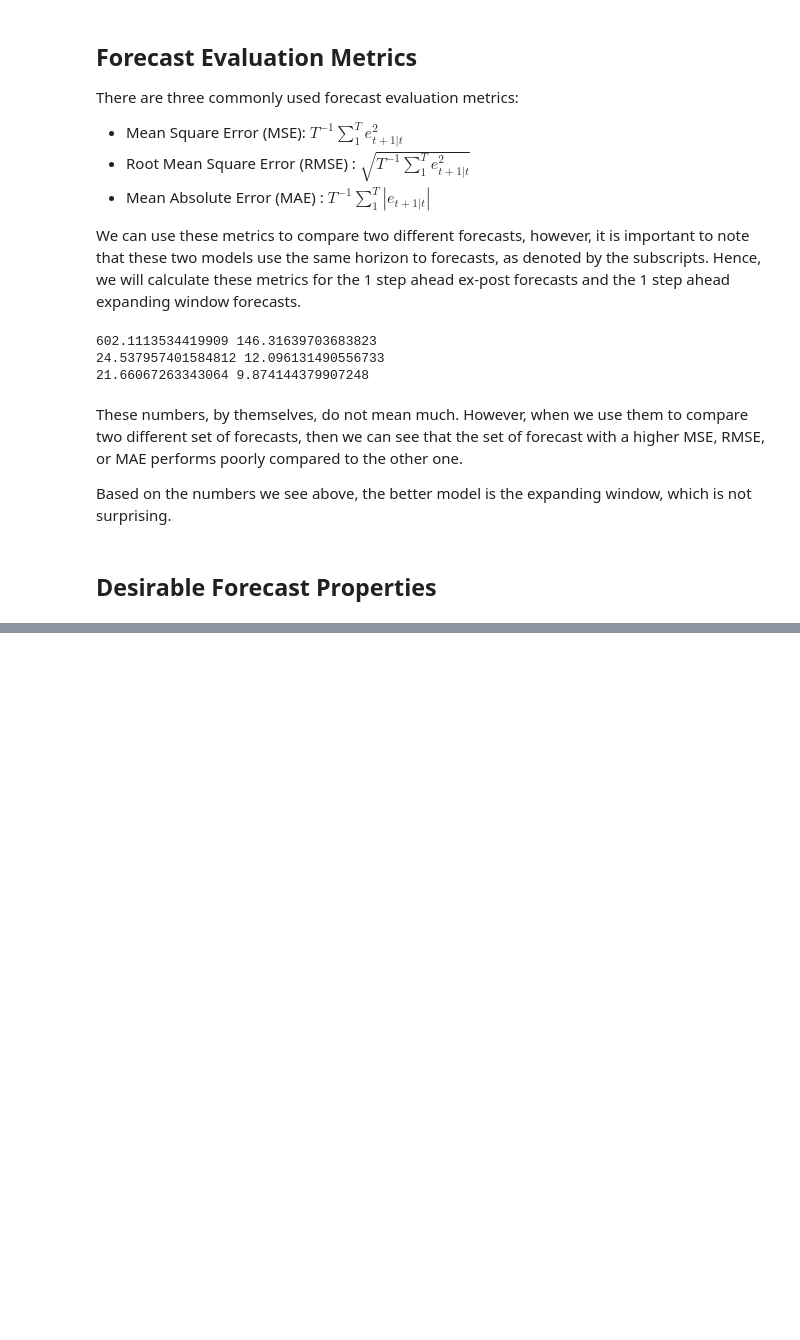
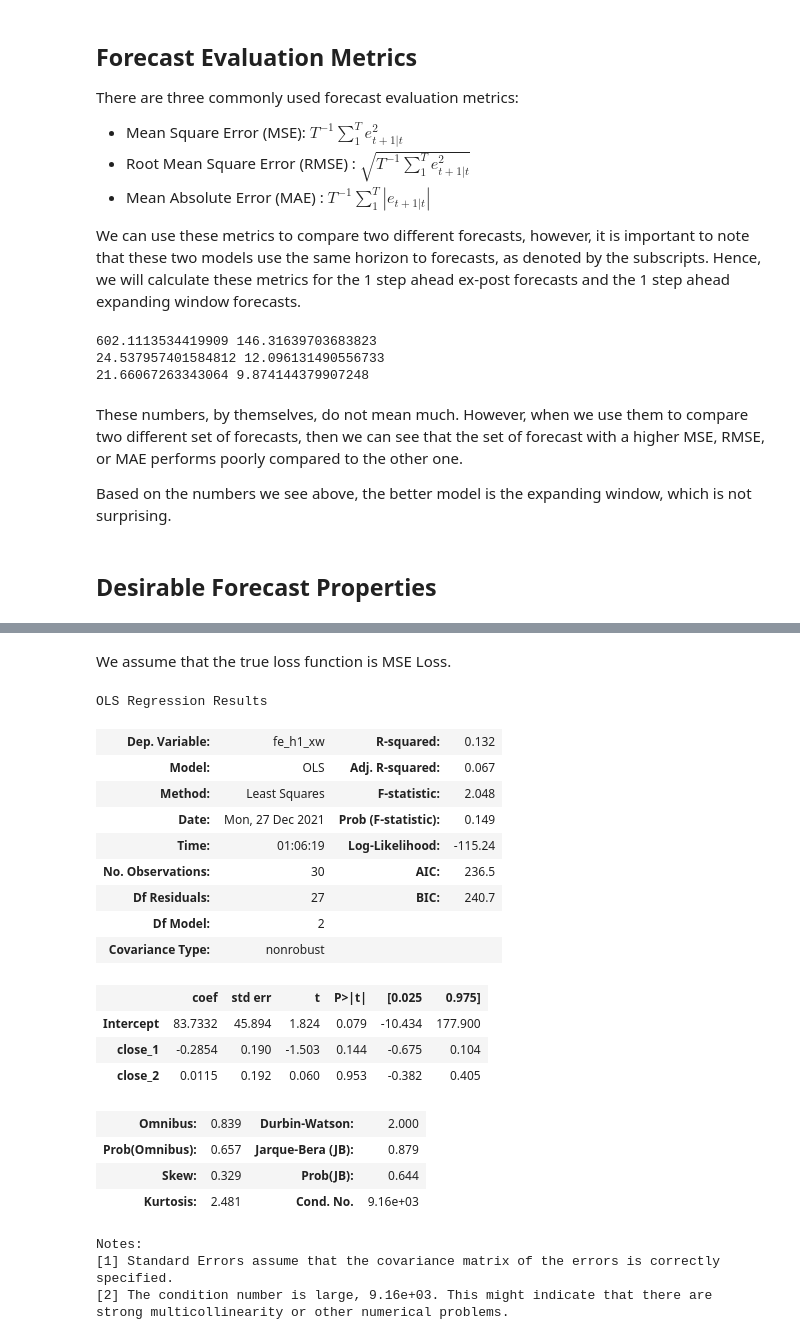
Before and after one commit to yankikalfa/MGTF-405-Business-Forecasting, a Jupyter notebook: Week_1.ipynb, the cells around one changed output, grey strips where cells are left out. Saved outputs shown, nothing was run; the diff lists cells and outputs as text; code cells hidden in the pictures; blank space fills up the shorter version.

```diff
--- a/Week_1.ipynb
+++ b/Week_1.ipynb
@@ -471,0 +429,2 @@
+# %% [markdown]
+We assume that the true loss function is MSE Loss.
@@ -471,0 +433,26 @@
+# %%
+efficiency = smf.ols(formula='fe_h1_xw ~ close_1 + close_2',data = df_test).fit()
+efficiency.summary()
+# %% [output]
+OLS Regression Results
+| Dep. Variable: | fe_h1_xw | R-squared: | 0.132 |
+| Model: | OLS | Adj. R-squared: | 0.067 |
+| Method: | Least Squares | F-statistic: | 2.048 |
+| Date: | Mon, 27 Dec 2021 | Prob (F-statistic): | 0.149 |
+| Time: | 01:06:19 | Log-Likelihood: | -115.24 |
+| No. Observations: | 30 | AIC: | 236.5 |
+| Df Residuals: | 27 | BIC: | 240.7 |
+| Df Model: | 2 |  |  |
+| Covariance Type: | nonrobust |  |  |
+|  | coef | std err | t | P>|t| | [0.025 | 0.975] |
+| Intercept | 83.7332 | 45.894 | 1.824 | 0.079 | -10.434 | 177.900 |
+| close_1 | -0.2854 | 0.190 | -1.503 | 0.144 | -0.675 | 0.104 |
+| close_2 | 0.0115 | 0.192 | 0.060 | 0.953 | -0.382 | 0.405 |
+| Omnibus: | 0.839 | Durbin-Watson: | 2.000 |
+| Prob(Omnibus): | 0.657 | Jarque-Bera (JB): | 0.879 |
+| Skew: | 0.329 | Prob(JB): | 0.644 |
+| Kurtosis: | 2.481 | Cond. No. | 9.16e+03 |
+Notes:
+[1] Standard Errors assume that the covariance matrix of the errors is correctly specified.
+[2] The condition number is large, 9.16e+03. This might indicate that there are
+strong multicollinearity or other numerical problems.
```
Also changed, not shown: parts of 34 cells of this notebook.
